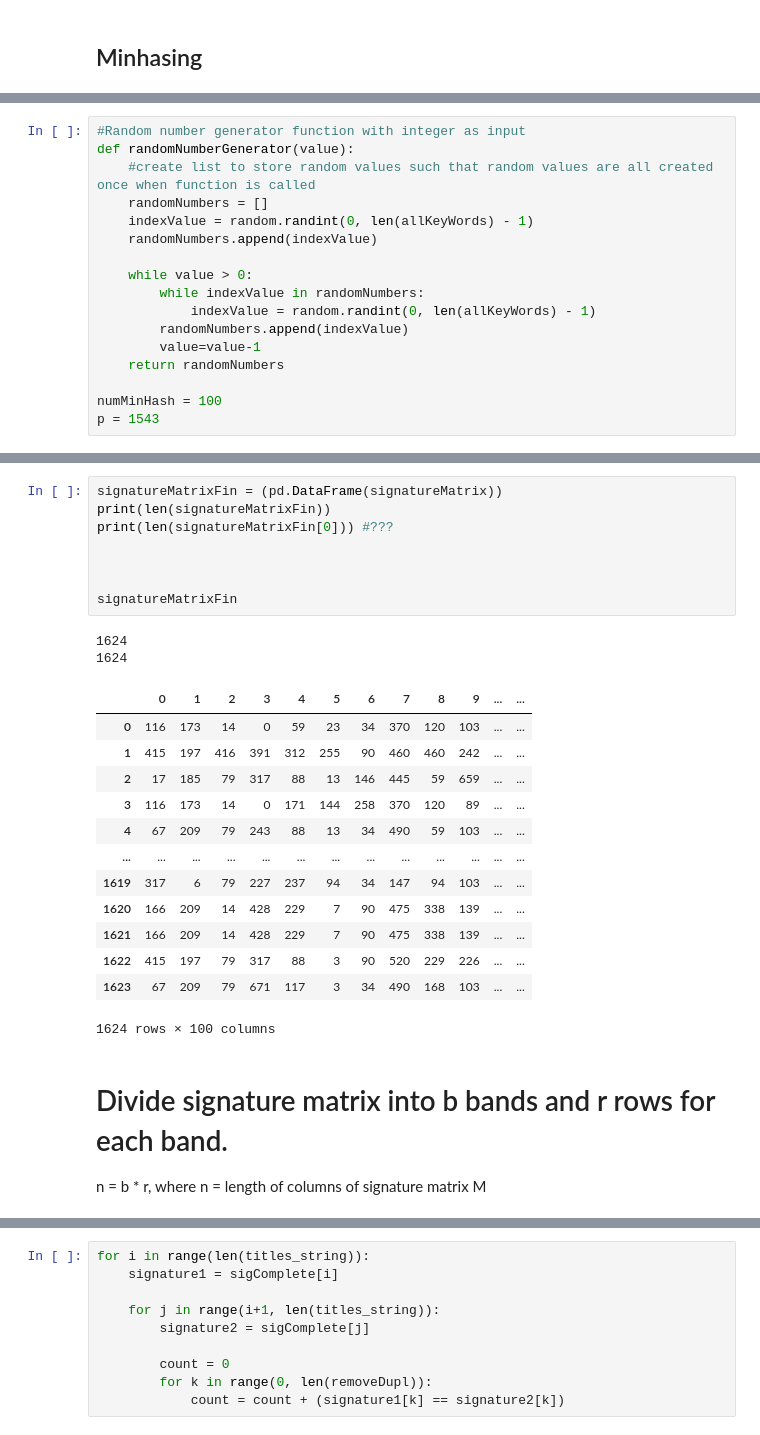
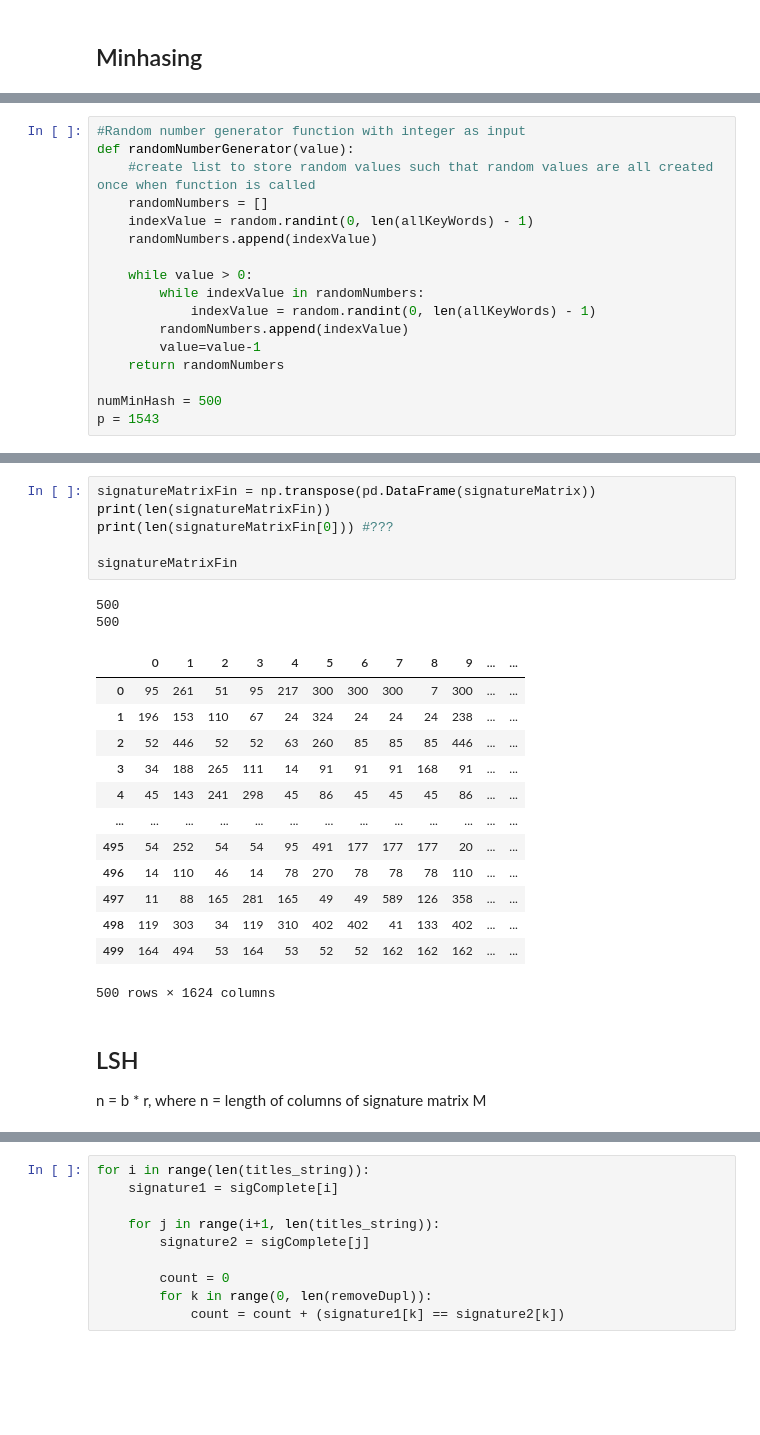
Before and after one commit to JoostAlma/ComputerScienceIndividualAssignment, a Jupyter notebook: COPYIndividual Assignment CS&BA Duplicates-Copy1.ipynb, the cells around one changed output, grey strips where cells are left out. Cells and saved outputs as stored; diff of their text form; blank space fills up the shorter version.

```diff
--- a/COPYIndividual Assignment CS&BA Duplicates-Copy1.ipynb
+++ b/COPYIndividual Assignment CS&BA Duplicates-Copy1.ipynb
@@ -294,7 +279,7 @@ def randomNumberGenerator(value):
         value=value-1
     return randomNumbers
 
-numMinHash = 100
+numMinHash = 500
 p = 1543
 # %%
 #In separate cell call random number generator function
@@ -325,30 +307,29 @@ for i in range(len(inputMatrix[0])): #first loop over all products
         signature.append(minHashValue)
     signatureMatrix.append(signature)
 # %%
-signatureMatrixFin = (pd.DataFrame(signatureMatrix))
+signatureMatrixFin = np.transpose(pd.DataFrame(signatureMatrix))
 print(len(signatureMatrixFin))
 print(len(signatureMatrixFin[0])) #???
 
-
-
 signatureMatrixFin
 # %% [output]
-1624
-1624
+500
+500
 |  | 0 | 1 | 2 | 3 | 4 | 5 | 6 | 7 | 8 | 9 | ... | ... |
-| 0 | 116 | 173 | 14 | 0 | 59 | 23 | 34 | 370 | 120 | 103 | ... | ... |
-| 1 | 415 | 197 | 416 | 391 | 312 | 255 | 90 | 460 | 460 | 242 | ... | ... |
-| 2 | 17 | 185 | 79 | 317 | 88 | 13 | 146 | 445 | 59 | 659 | ... | ... |
-| 3 | 116 | 173 | 14 | 0 | 171 | 144 | 258 | 370 | 120 | 89 | ... | ... |
-| 4 | 67 | 209 | 79 | 243 | 88 | 13 | 34 | 490 | 59 | 103 | ... | ... |
+| 0 | 95 | 261 | 51 | 95 | 217 | 300 | 300 | 300 | 7 | 300 | ... | ... |
+| 1 | 196 | 153 | 110 | 67 | 24 | 324 | 24 | 24 | 24 | 238 | ... | ... |
+| 2 | 52 | 446 | 52 | 52 | 63 | 260 | 85 | 85 | 85 | 446 | ... | ... |
+| 3 | 34 | 188 | 265 | 111 | 14 | 91 | 91 | 91 | 168 | 91 | ... | ... |
+| 4 | 45 | 143 | 241 | 298 | 45 | 86 | 45 | 45 | 45 | 86 | ... | ... |
 | ... | ... | ... | ... | ... | ... | ... | ... | ... | ... | ... | ... | ... |
-| 1619 | 317 | 6 | 79 | 227 | 237 | 94 | 34 | 147 | 94 | 103 | ... | ... |
-| 1620 | 166 | 209 | 14 | 428 | 229 | 7 | 90 | 475 | 338 | 139 | ... | ... |
-| 1621 | 166 | 209 | 14 | 428 | 229 | 7 | 90 | 475 | 338 | 139 | ... | ... |
-| 1622 | 415 | 197 | 79 | 317 | 88 | 3 | 90 | 520 | 229 | 226 | ... | ... |
-| 1623 | 67 | 209 | 79 | 671 | 117 | 3 | 34 | 490 | 168 | 103 | ... | ... |
+| 495 | 54 | 252 | 54 | 54 | 95 | 491 | 177 | 177 | 177 | 20 | ... | ... |
+| 496 | 14 | 110 | 46 | 14 | 78 | 270 | 78 | 78 | 78 | 110 | ... | ... |
+| 497 | 11 | 88 | 165 | 281 | 165 | 49 | 49 | 589 | 126 | 358 | ... | ... |
+| 498 | 119 | 303 | 34 | 119 | 310 | 402 | 402 | 41 | 133 | 402 | ... | ... |
+| 499 | 164 | 494 | 53 | 164 | 53 | 52 | 52 | 162 | 162 | 162 | ... | ... |
-1624 rows × 100 columns
+500 rows × 1624 columns
 # %% [markdown]
-# Divide signature matrix into b bands and r rows for each band.
+## LSH
+
 n = b * r, where n = length of columns of signature matrix M
 # %%
```
Also changed, not shown: parts of 26 cells of this notebook.
